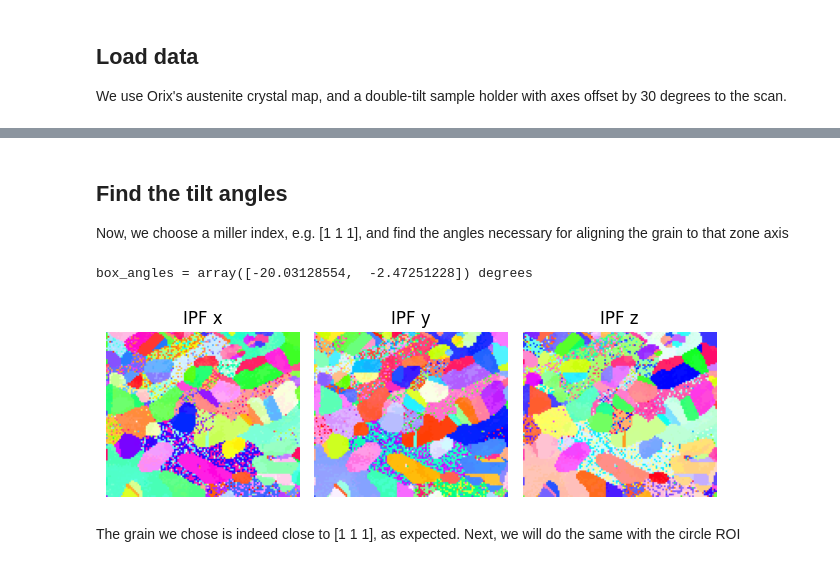
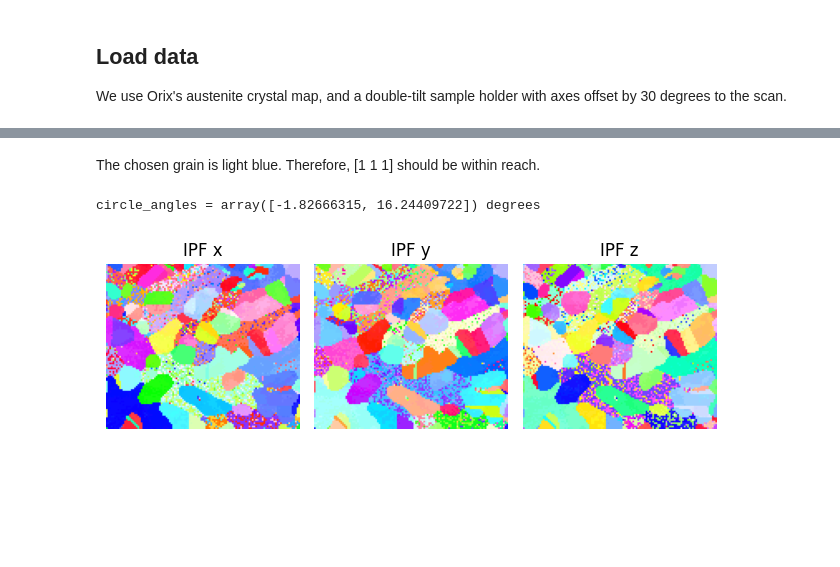
Before and after one commit to viljarjf/tiltlib, a Jupyter notebook: examples/zone_axis_alignment.ipynb, the cells around one changed output, grey strips where cells are left out. Cells and saved outputs as stored; diff of their text form; code cells hidden in the pictures; blank space fills up the shorter version.

Commit message:
Clarify zone axis alignment

```diff
--- a/examples/zone_axis_alignment.ipynb
+++ b/examples/zone_axis_alignment.ipynb
@@ -49,15 +95,13 @@ We choose a grain as a target for our optimization with a hyperspy ROI
 nav = sample.to_navigator()
 nav.plot()
 
-from hyperspy.roi import RectangularROI, CircleROI
+from hyperspy.roi import CircleROI
 
-box = RectangularROI(left=77, top=18, right=106, bottom=35)
-box.interactive(nav)
+circle = CircleROI(cx=28, cy=77, r=7.5, r_inner=0)
 
-circle = CircleROI(cx=28, cy=76, r=6.5)
-# There is an error we don't care about
+# Ignore an error which does not affect us
 try:
-    circle.interactive(nav, color="red")
+    circle.interactive(nav)
 except np.exceptions.DTypePromotionError:
     pass
 # %% [output]
@@ -73,18 +109,14 @@ circle_crop = sample.crop(circle)
-# %% [markdown]
-## Find the tilt angles
-
-Now, we choose a miller index, e.g. [1 1 1], and find the angles necessary for aligning the grain to that zone axis
+# %% [markdown]
+The chosen grain is light blue. Therefore, [1 1 1] should be within reach.
 # %%
+circle_crop = sample.crop(circle)
 target = Miller(uvw=[1, 1, 1], phase=sample.xmap.phases[0])
-
-box_angles = box_crop.find_tilt_angles(target)
+circle_angles = circle_crop.find_tilt_angles(target)
+print(f"{circle_angles = } degrees")
+# %% [output]
+circle_angles = array([-1.82666315, 16.24409722]) degrees
 # %%
-sample.rotate_to(*box_angles, degrees=True)
-sample.plot()
-print(f"{box_angles = } degrees")
+sample.rotate_to(*circle_angles, degrees=True)
+fig = sample.plot()
 # %% [output]
-box_angles = array([-20.03128554,  -2.47251228]) degrees
-[figure, old version]
+[figure, new version]
-# %% [markdown]
-The grain we chose is indeed close to [1 1 1], as expected.
-Next, we will do the same with the circle ROI
```
Also changed, not shown: parts of 17 cells of this notebook.
